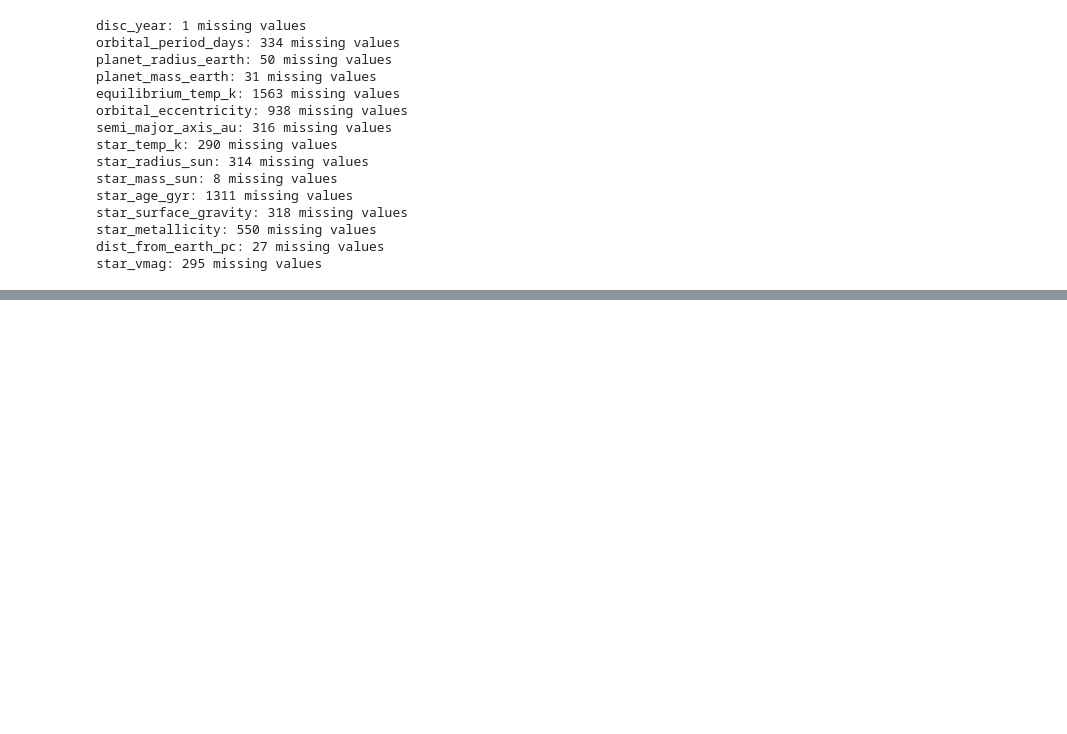
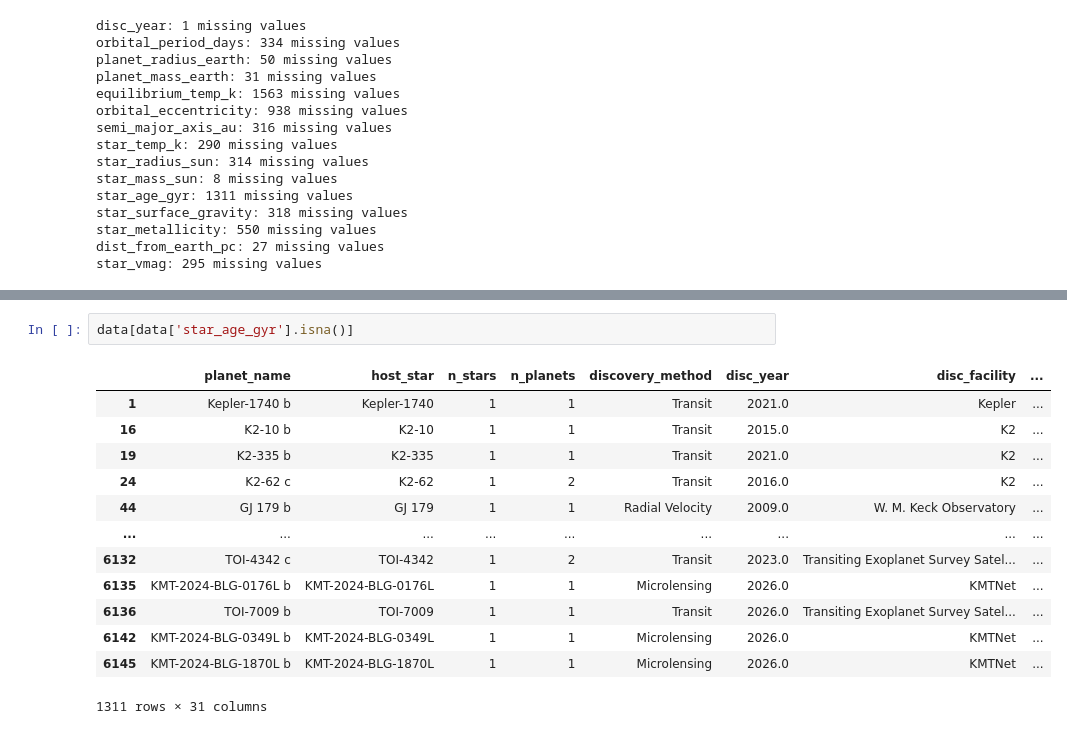
Before and after one commit to plamensve/DS_2026_FP, a Jupyter notebook: notebooks/01_overview.ipynb, the cells around one changed output, grey strips where cells are left out. Drawn from its saved outputs; the diff is of its cells as text; blank space fills up the shorter version.

```diff
--- a/notebooks/01_overview.ipynb
+++ b/notebooks/01_overview.ipynb
@@ -136,0 +265,16 @@ data[data.disc_year.isna()]
+# %%
+data[data['star_age_gyr'].isna()]
+# %% [output]
+|  | planet_name | host_star | n_stars | n_planets | discovery_method | disc_year | disc_facility | ... |
+| 1 | Kepler-1740 b | Kepler-1740 | 1 | 1 | Transit | 2021.0 | Kepler | ... |
+| 16 | K2-10 b | K2-10 | 1 | 1 | Transit | 2015.0 | K2 | ... |
+| 19 | K2-335 b | K2-335 | 1 | 1 | Transit | 2021.0 | K2 | ... |
+| 24 | K2-62 c | K2-62 | 1 | 2 | Transit | 2016.0 | K2 | ... |
+| 44 | GJ 179 b | GJ 179 | 1 | 1 | Radial Velocity | 2009.0 | W. M. Keck Observatory | ... |
+| ... | ... | ... | ... | ... | ... | ... | ... | ... |
+| 6132 | TOI-4342 c | TOI-4342 | 1 | 2 | Transit | 2023.0 | Transiting Exoplanet Survey Satel... | ... |
+| 6135 | KMT-2024-BLG-0176L b | KMT-2024-BLG-0176L | 1 | 1 | Microlensing | 2026.0 | KMTNet | ... |
+| 6136 | TOI-7009 b | TOI-7009 | 1 | 1 | Transit | 2026.0 | Transiting Exoplanet Survey Satel... | ... |
+| 6142 | KMT-2024-BLG-0349L b | KMT-2024-BLG-0349L | 1 | 1 | Microlensing | 2026.0 | KMTNet | ... |
+| 6145 | KMT-2024-BLG-1870L b | KMT-2024-BLG-1870L | 1 | 1 | Microlensing | 2026.0 | KMTNet | ... |
+1311 rows × 31 columns
```
Also changed, not shown: parts of 23 cells of this notebook, 1 other file.
